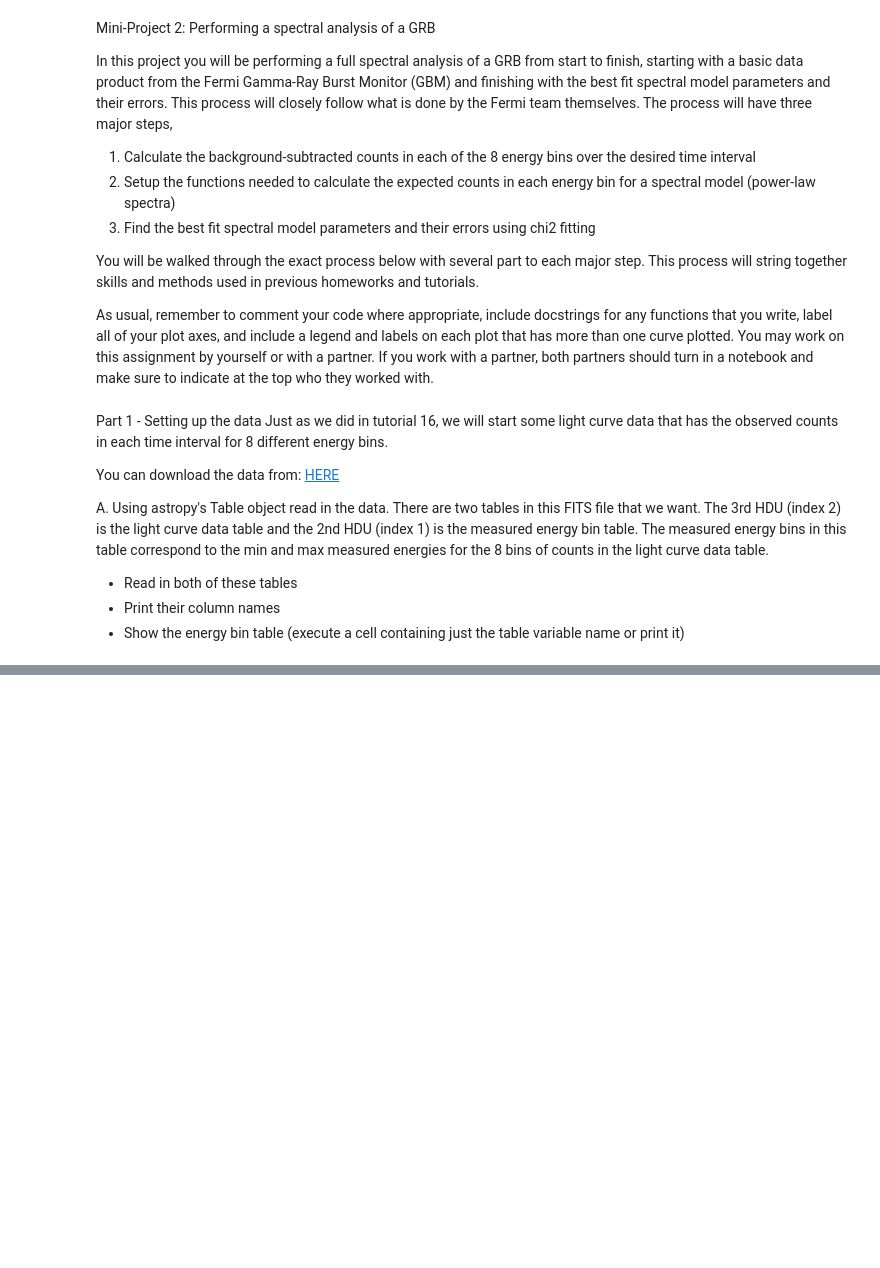
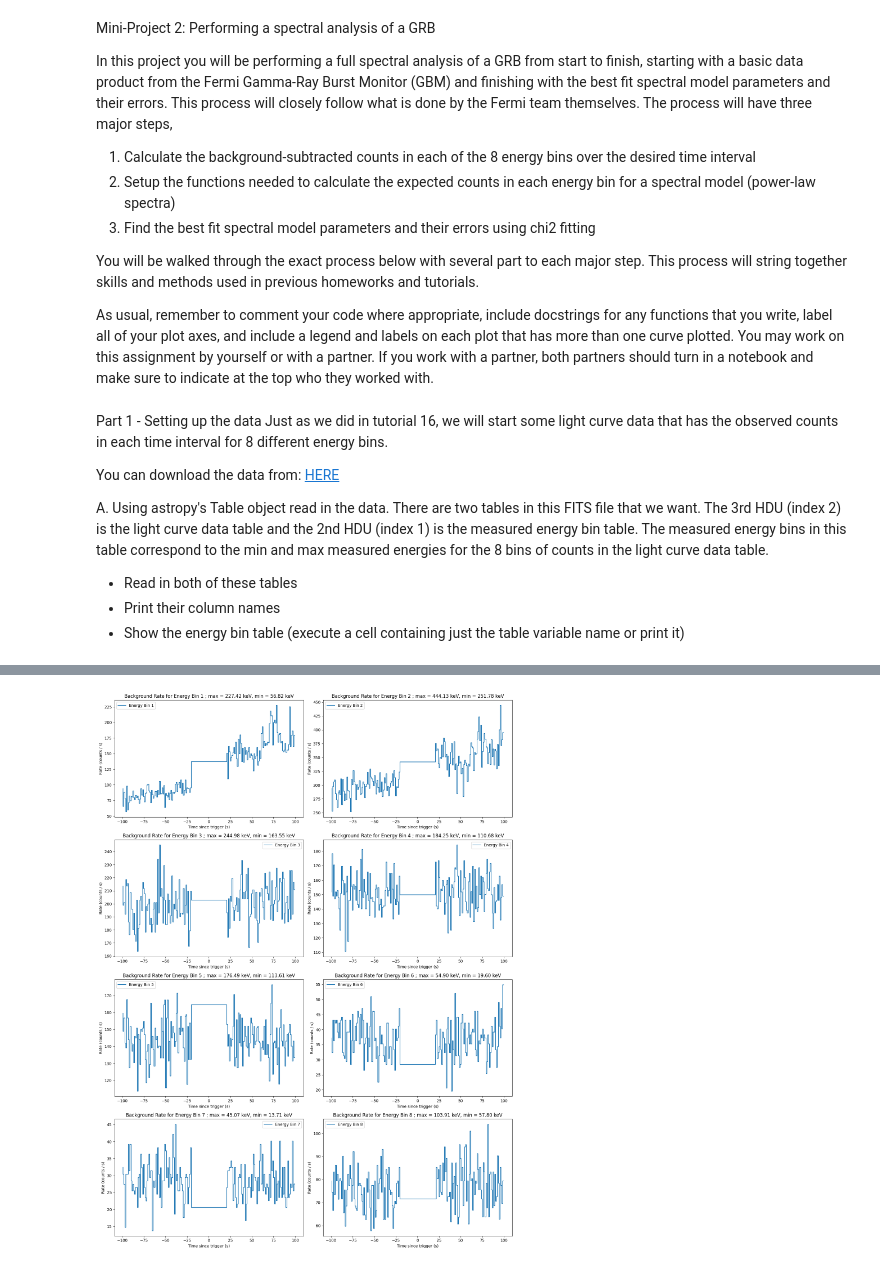
Before and after one commit to aInsan/Astro-97, a Jupyter notebook: Mini Project 2/Adhikari_Insan_mp2.ipynb, the cells around one changed output, grey strips where cells are left out. Cells and saved outputs as stored; diff of their text form; code cells hidden in the pictures; blank space fills up the shorter version.

```diff
--- a/Mini Project 2/Adhikari_Insan_mp2.ipynb
+++ b/Mini Project 2/Adhikari_Insan_mp2.ipynb
@@ -38,0 +238,20 @@ filemane = 'https://psu.instructure.com/courses/2367528/files/176346222/download
+# %%
+counts_arr = hdu2_table['COUNTS'].data  # Get the counts array from the table
+# Reshape exposure to align with counts_arr for broadcasting
+rates_arr = counts_arr / exposure[:, np.newaxis]  # Add a new axis to exposure
+rates_bkg_arr = rates_arr[bkg_mask]  # Get the background rates
+
+fig, axs = plt.subplots(4, 2, figsize=(15, 20))  # Create a 4x2 grid of subplots
+
+for i in range(rates_arr.shape[1]):  # Loop through each energy bin
+    ax = axs[i // 2, i % 2]  # Access the correct subplot in the 4x2 grid
+    ax.step(dt_bkg, rates_bkg_arr[:, i], label=f'Energy Bin {i+1}')
+    ax.set_xlabel('Time since trigger (s)')
+    ax.set_ylabel('Rate (counts / s)')
+    ax.set_title(f'Background Rate for Energy Bin {i+1} ; max = {np.max(rates_bkg_arr[:, i]):.2f} keV, min = {np.min(rates_bkg_arr[:, i]):.2f} keV')
+    ax.legend()
+
+plt.tight_layout()  # Adjust layout for better spacing
+plt.show()
+# %% [output]
+[figure, added]
```
Also changed, not shown: parts of 16 cells of this notebook, 4 other files.
